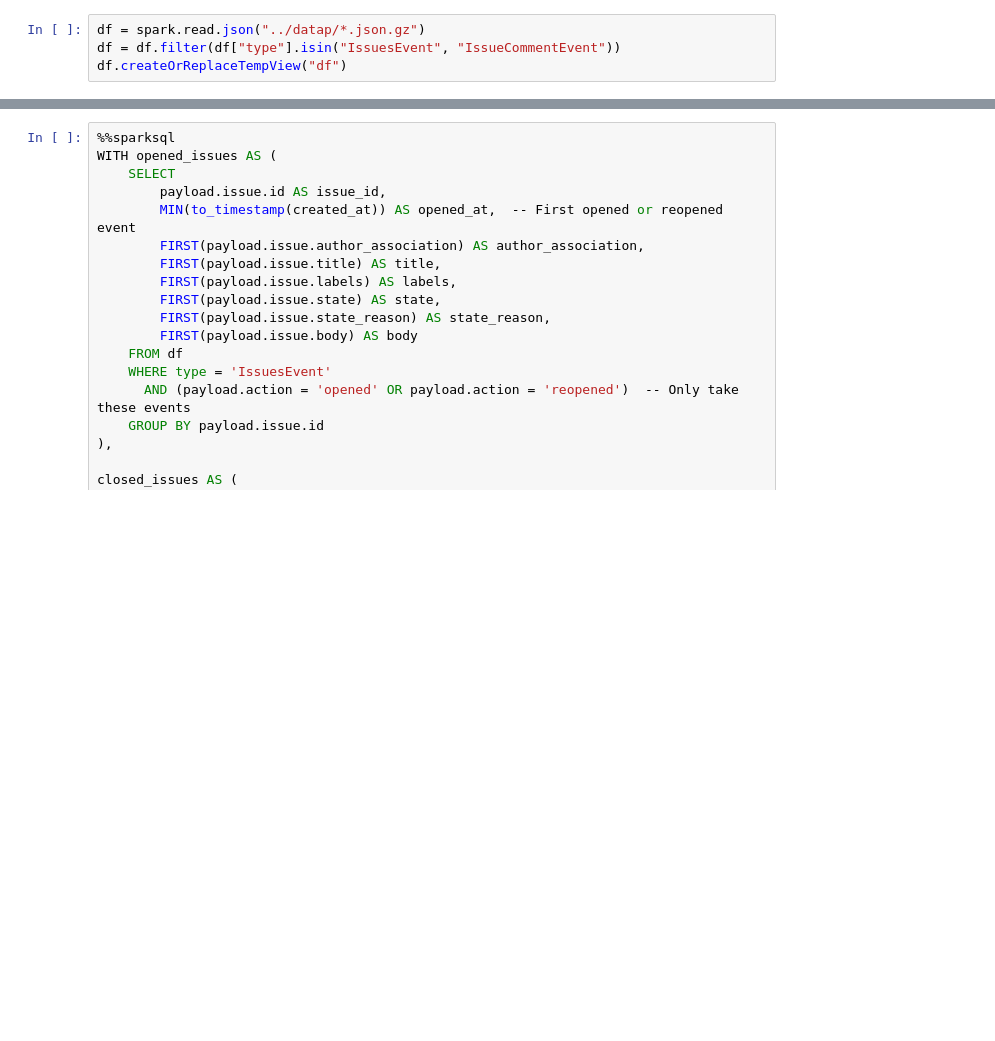
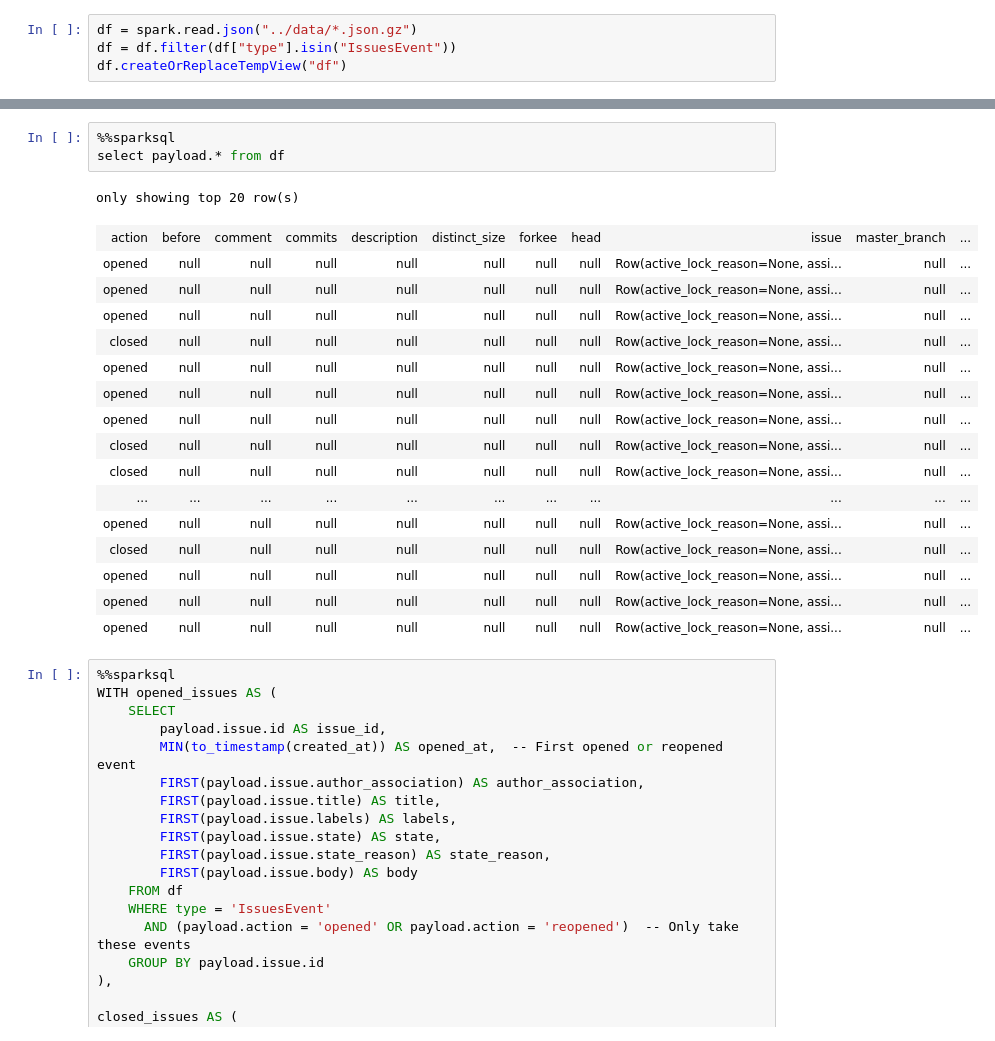
Before and after one commit to NathanC0926/github-realtime-issue-tracker, a Jupyter notebook: notebook/test_1week.ipynb, the cells around one changed output, grey strips where cells are left out. Cells and saved outputs as stored; diff of their text form; blank space fills up the shorter version.

```diff
--- a/notebook/test_1week.ipynb
+++ b/notebook/test_1week.ipynb
@@ -12,5 +19,5 @@ spark = (
 # %%
-df = spark.read.json("../datap/*.json.gz")
-df = df.filter(df["type"].isin("IssuesEvent", "IssueCommentEvent"))
+df = spark.read.json("../data/*.json.gz")
+df = df.filter(df["type"].isin("IssuesEvent"))
 df.createOrReplaceTempView("df")
 # %% [output]
@@ -18,3 +49,24 @@ df.createOrReplaceTempView("df")
+# %%
+%%sparksql
+select payload.* from df
+# %% [output]
+only showing top 20 row(s)
+| action | before | comment | commits | description | distinct_size | forkee | head | issue | master_branch | ... |
+| opened | null | null | null | null | null | null | null | Row(active_lock_reason=None, assi... | null | ... |
+| opened | null | null | null | null | null | null | null | Row(active_lock_reason=None, assi... | null | ... |
+| opened | null | null | null | null | null | null | null | Row(active_lock_reason=None, assi... | null | ... |
+| closed | null | null | null | null | null | null | null | Row(active_lock_reason=None, assi... | null | ... |
+| opened | null | null | null | null | null | null | null | Row(active_lock_reason=None, assi... | null | ... |
+| opened | null | null | null | null | null | null | null | Row(active_lock_reason=None, assi... | null | ... |
+| opened | null | null | null | null | null | null | null | Row(active_lock_reason=None, assi... | null | ... |
+| closed | null | null | null | null | null | null | null | Row(active_lock_reason=None, assi... | null | ... |
+| closed | null | null | null | null | null | null | null | Row(active_lock_reason=None, assi... | null | ... |
+| ... | ... | ... | ... | ... | ... | ... | ... | ... | ... | ... |
+| opened | null | null | null | null | null | null | null | Row(active_lock_reason=None, assi... | null | ... |
+| closed | null | null | null | null | null | null | null | Row(active_lock_reason=None, assi... | null | ... |
+| opened | null | null | null | null | null | null | null | Row(active_lock_reason=None, assi... | null | ... |
+| opened | null | null | null | null | null | null | null | Row(active_lock_reason=None, assi... | null | ... |
+| opened | null | null | null | null | null | null | null | Row(active_lock_reason=None, assi... | null | ... |
 # %%
 %%sparksql
 WITH opened_issues AS (
```
Also changed, not shown: parts of 3 cells of this notebook, 5 other files.
